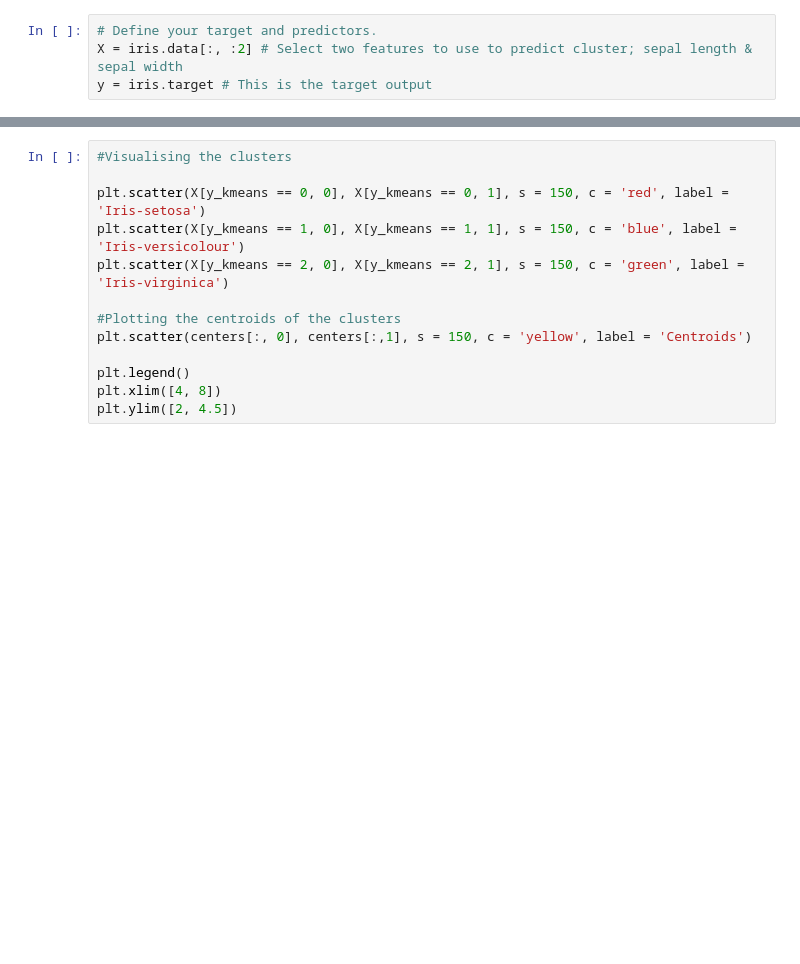
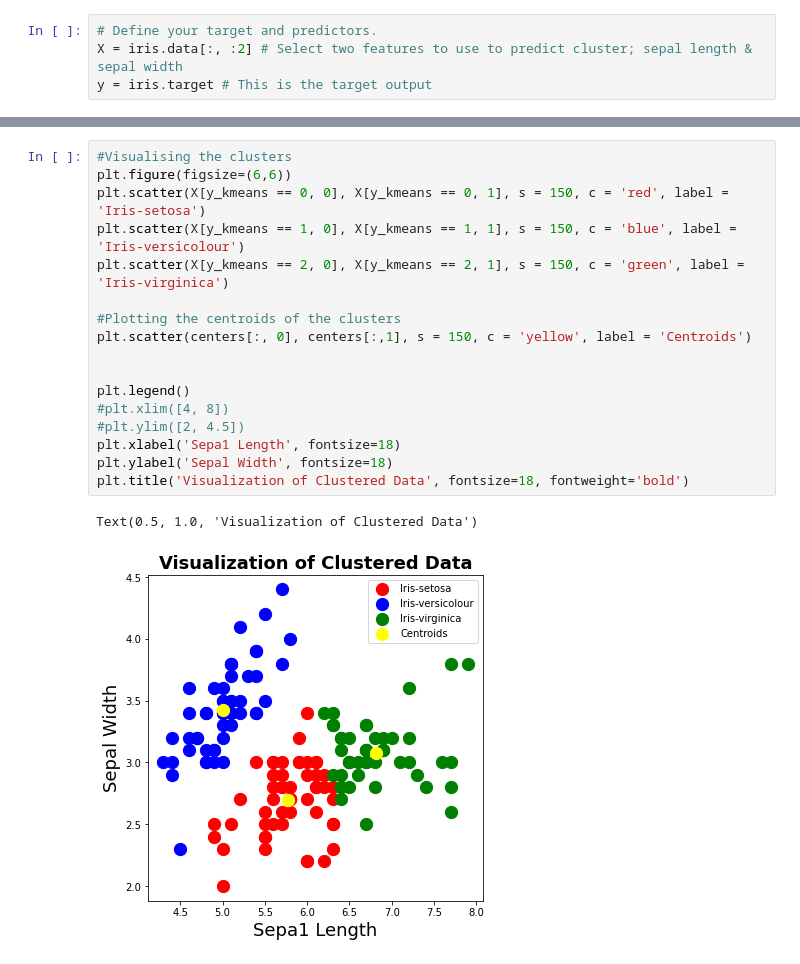
Before and after one commit to pcaulfie/sqrt2, a Jupyter notebook: Tasks2020.ipynb, the cells around one changed output, grey strips where cells are left out. Saved outputs shown, nothing was run; the diff lists cells and outputs as text; blank space fills up the shorter version.

```diff
--- a/Tasks2020.ipynb
+++ b/Tasks2020.ipynb
@@ -576,16 +622,23 @@ print(centers)
 # %%
 #Visualising the clusters
-
+plt.figure(figsize=(6,6))
 plt.scatter(X[y_kmeans == 0, 0], X[y_kmeans == 0, 1], s = 150, c = 'red', label = 'Iris-setosa')
 plt.scatter(X[y_kmeans == 1, 0], X[y_kmeans == 1, 1], s = 150, c = 'blue', label = 'Iris-versicolour')
 plt.scatter(X[y_kmeans == 2, 0], X[y_kmeans == 2, 1], s = 150, c = 'green', label = 'Iris-virginica')
 
 #Plotting the centroids of the clusters
 plt.scatter(centers[:, 0], centers[:,1], s = 150, c = 'yellow', label = 'Centroids')
 
+
 plt.legend()
-plt.xlim([4, 8])
-plt.ylim([2, 4.5])
+#plt.xlim([4, 8])
+#plt.ylim([2, 4.5])
+plt.xlabel('Sepa1 Length', fontsize=18)
+plt.ylabel('Sepal Width', fontsize=18)
+plt.title('Visualization of Clustered Data', fontsize=18, fontweight='bold')
+# %% [output]
+Text(0.5, 1.0, 'Visualization of Clustered Data')
+[figure, added]
 # %%
 
 #this will tell us to which cluster does the data observations belong.
```
Also changed, not shown: parts of 12 cells of this notebook.
